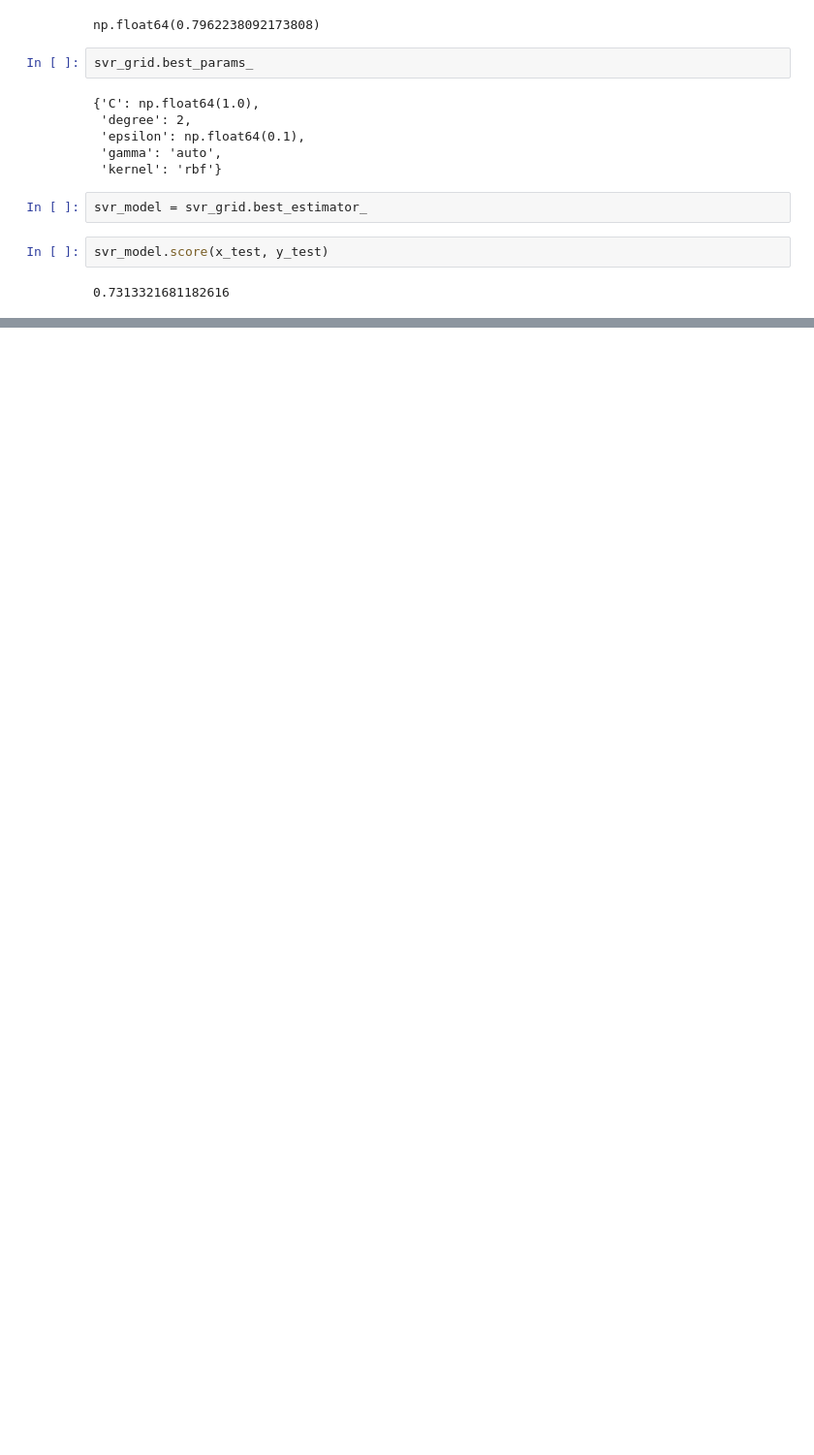
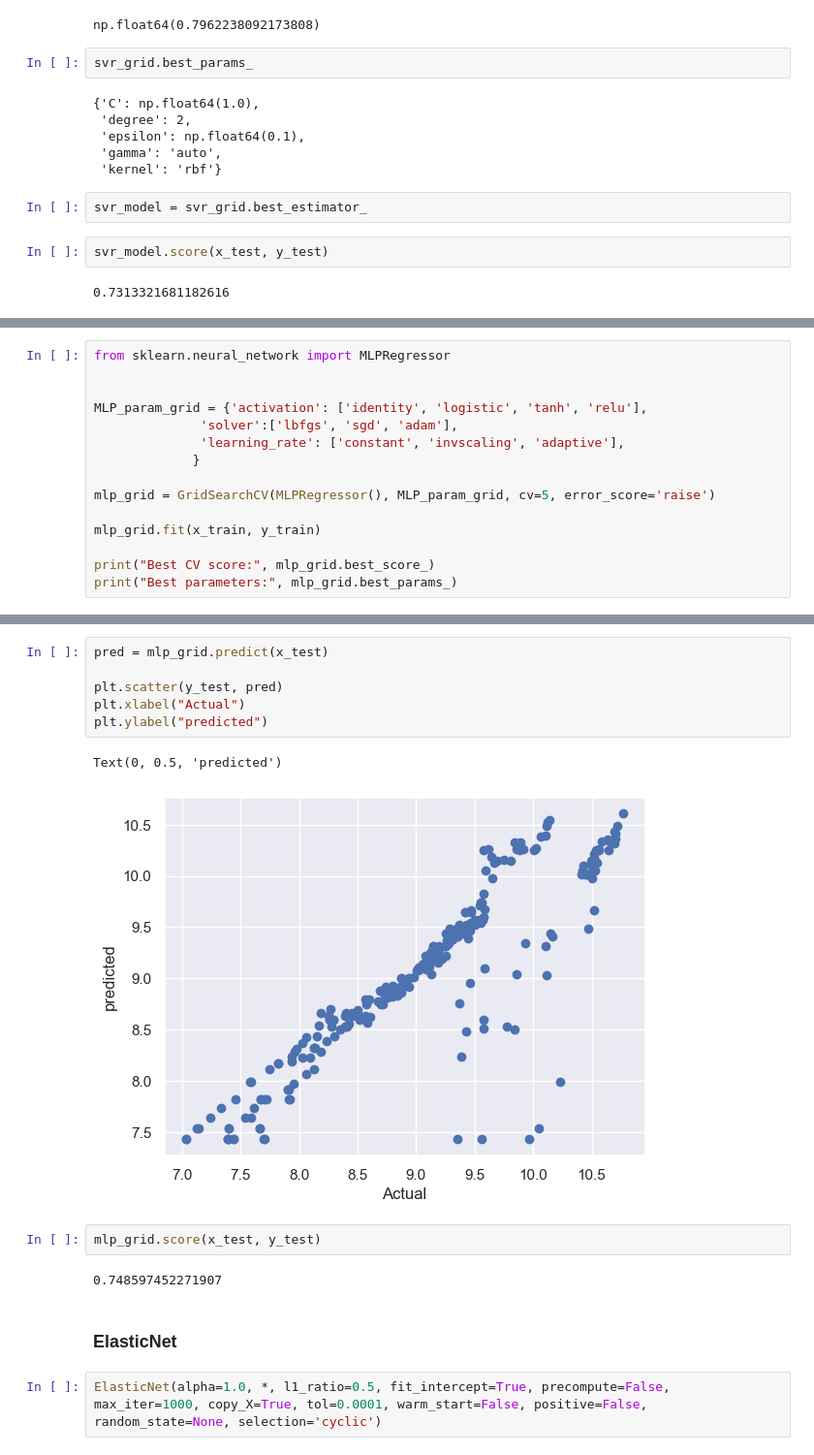
Before and after one commit to MichAdebayo/simplon_insurance_price_prediction, a Jupyter notebook: data_model.ipynb, the cells around one changed output, grey strips where cells are left out. Shown at 97% size. Cells and saved outputs as stored; diff of their text form; blank space fills up the shorter version.

```diff
--- a/data_model.ipynb
+++ b/data_model.ipynb
@@ -509,0 +511,15 @@ from sklearn.neural_network import MLPRegressor
+# %%
+from sklearn.neural_network import MLPRegressor
+
+
+MLP_param_grid = {'activation': ['identity', 'logistic', 'tanh', 'relu'],
+              'solver':['lbfgs', 'sgd', 'adam'],
+              'learning_rate': ['constant', 'invscaling', 'adaptive'],
+             }
+
+mlp_grid = GridSearchCV(MLPRegressor(), MLP_param_grid, cv=5, error_score='raise')
+
+mlp_grid.fit(x_train, y_train)
+
+print("Best CV score:", mlp_grid.best_score_)
+print("Best parameters:", mlp_grid.best_params_)
@@ -509,0 +551,17 @@ from sklearn.neural_network import MLPRegressor
+# %%
+pred = mlp_grid.predict(x_test)
+
+plt.scatter(y_test, pred)
+plt.xlabel("Actual")
+plt.ylabel("predicted")
+# %% [output]
+Text(0, 0.5, 'predicted')
+[figure, added]
+# %%
+mlp_grid.score(x_test, y_test)
+# %% [output]
+0.748597452271907
+# %% [markdown]
+### ElasticNet
+# %%
+ElasticNet(alpha=1.0, *, l1_ratio=0.5, fit_intercept=True, precompute=False, max_iter=1000, copy_X=True, tol=0.0001, warm_start=False, positive=False, random_state=None, selection='cyclic')
```
Also changed, not shown: parts of 41 cells of this notebook, 2 other files.
